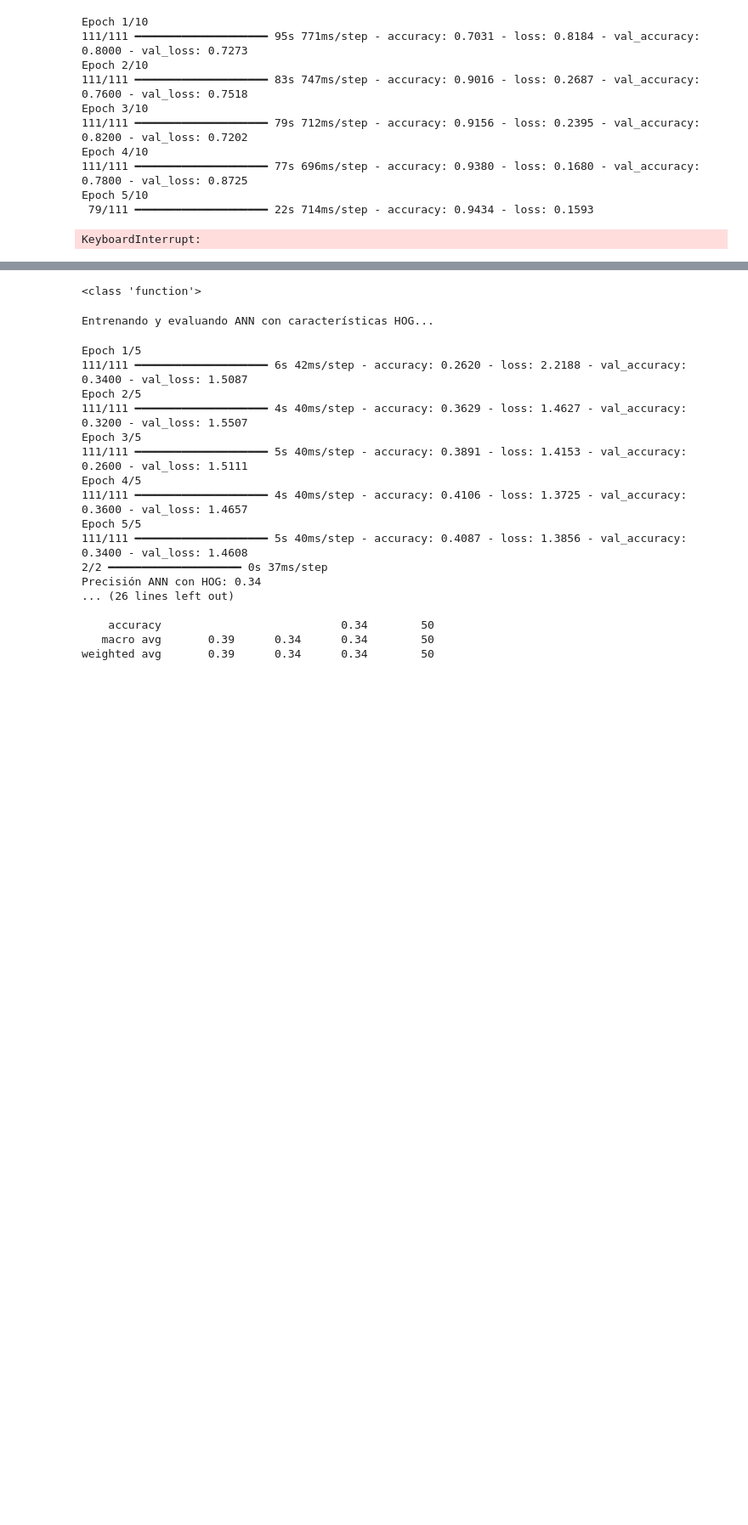
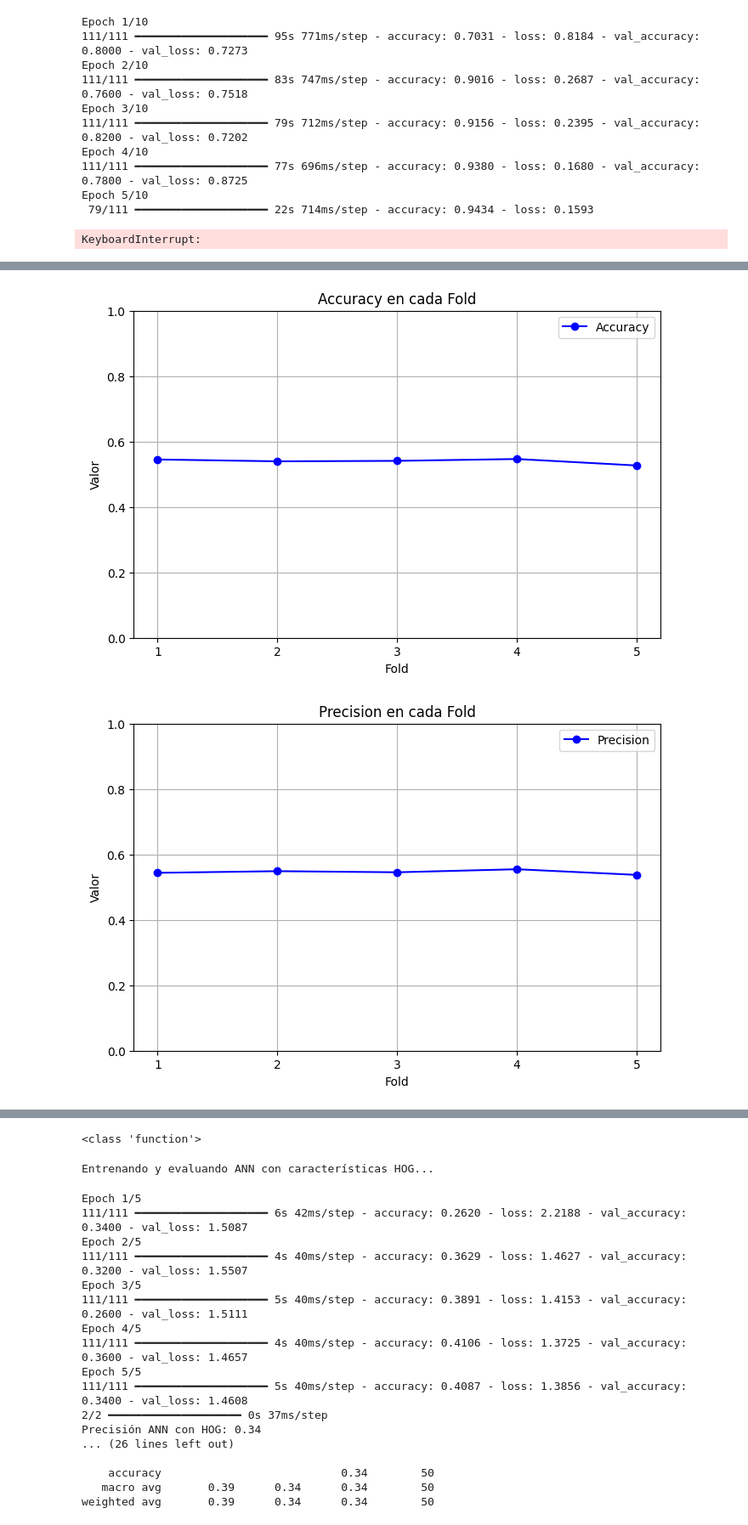
Before and after one commit to sabelayanez/clasificacion-supervisada, a Jupyter notebook: pruebas-finales.ipynb, the cells around one changed output, grey strips where cells are left out. Shown at 85% size. Saved outputs shown, nothing was run; the diff lists cells and outputs as text; code cells hidden in the pictures; blank space fills up the shorter version.

```diff
--- a/pruebas-finales.ipynb
+++ b/pruebas-finales.ipynb
@@ -222,0 +330,34 @@ save_excel_cv(scoresRF, "RANDOM FOREST VGG16 PCA")
+# %%
+from sklearn.metrics import accuracy_score, recall_score, precision_score, classification_report, confusion_matrix, ConfusionMatrixDisplay, roc_curve, auc
+
+# Extraer las métricas del diccionario 'scoresLR'
+accuracy = scoresRF['test_accuracy']
+precision = scoresRF['test_precision']
+recall = scoresRF['test_recall']
+f1 = scoresRF['test_f1']
+roc_auc = scoresRF['test_roc_auc']
+
+# Definir las métricas y sus nombres
+metrics = {
+    'Accuracy': accuracy,
+    'Precision': precision,
+    'Recall': recall,
+    'F1 Score': f1,
+    'ROC AUC': roc_auc
+}
+
+
+for metric_name, metric_values in metrics.items():
+    plt.figure(figsize=(8, 5))
+    plt.plot(range(1, len(metric_values) + 1), metric_values, marker='o', color='b', label=metric_name)
+    plt.title(f'{metric_name} en cada Fold')
+    plt.xlabel('Fold')
+    plt.ylabel('Valor')
+    plt.xticks(np.arange(1, len(metric_values) + 1))
+    plt.ylim([0, 1])  # Asegurar que todas las métricas estén en el rango de 0 a 1
+    plt.legend()
+    plt.grid(True)
+    plt.show()
+# %% [output]
+[figure, added]
+[figure, added]
```
Also changed, not shown: parts of 24 cells of this notebook, 6 other files.
